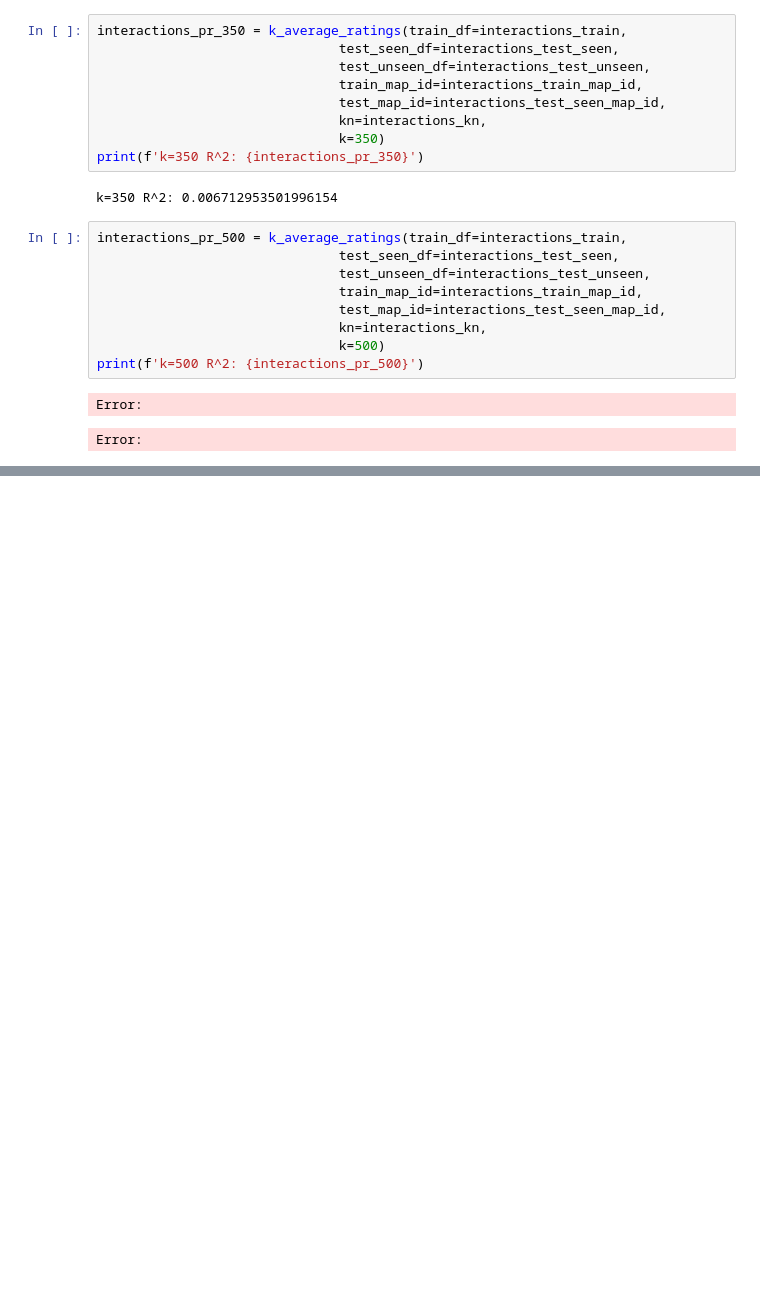
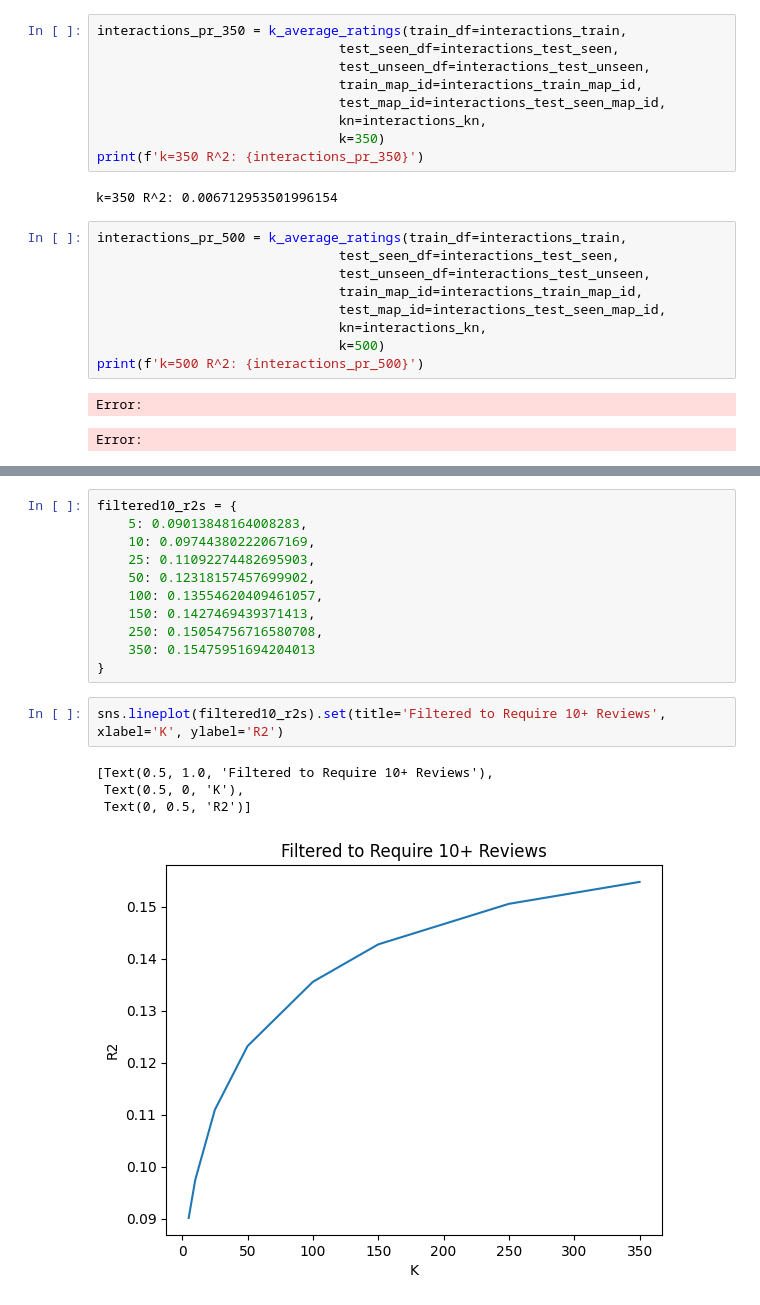
Before and after one commit to yorkwmsoe/csc6711-final-project, a Jupyter notebook: knn.ipynb, the cells around one changed output, grey strips where cells are left out. Cells and saved outputs as stored; diff of their text form; blank space fills up the shorter version.

```diff
--- a/knn.ipynb
+++ b/knn.ipynb
@@ -182,0 +198,18 @@ Error:
+# %%
+filtered10_r2s = {
+    5: 0.09013848164008283,
+    10: 0.09744380222067169,
+    25: 0.11092274482695903,
+    50: 0.12318157457699902,
+    100: 0.13554620409461057,
+    150: 0.1427469439371413,
+    250: 0.15054756716580708,
+    350: 0.15475951694204013
+}
+# %%
+sns.lineplot(filtered10_r2s).set(title='Filtered to Require 10+ Reviews', xlabel='K', ylabel='R2')
+# %% [output]
+[Text(0.5, 1.0, 'Filtered to Require 10+ Reviews'),
+ Text(0.5, 0, 'K'),
+ Text(0, 0.5, 'R2')]
+[figure, added]
```
Also changed, not shown: parts of 5 cells of this notebook, 1 other file.
